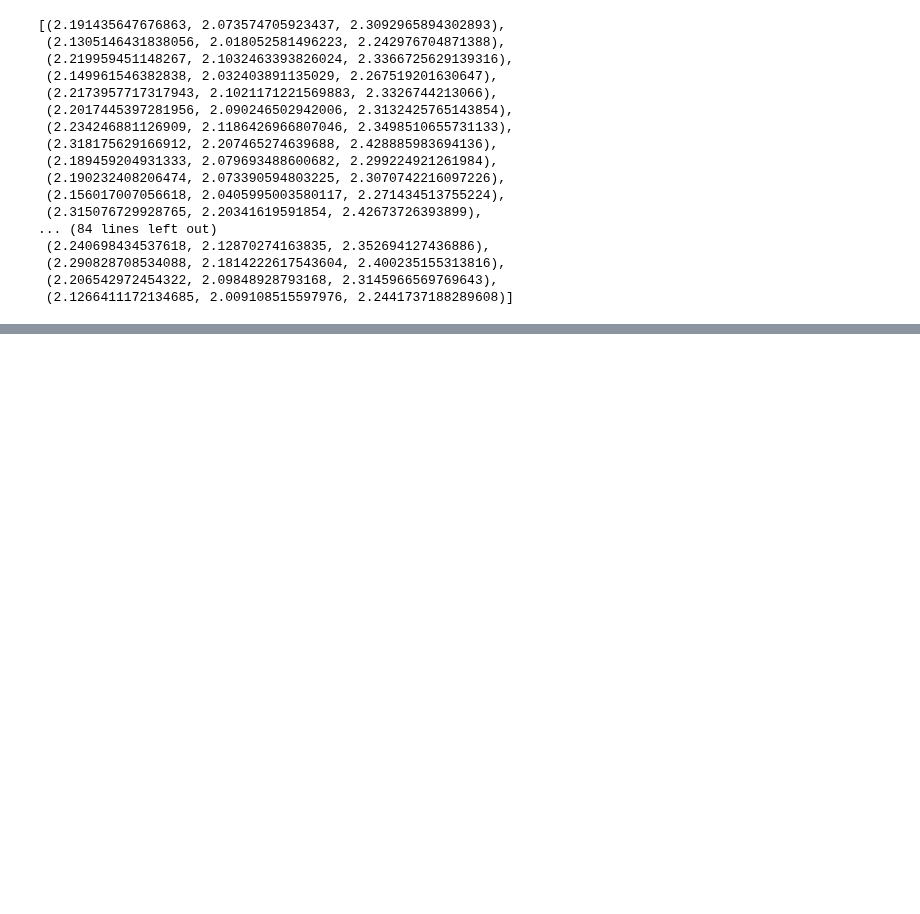
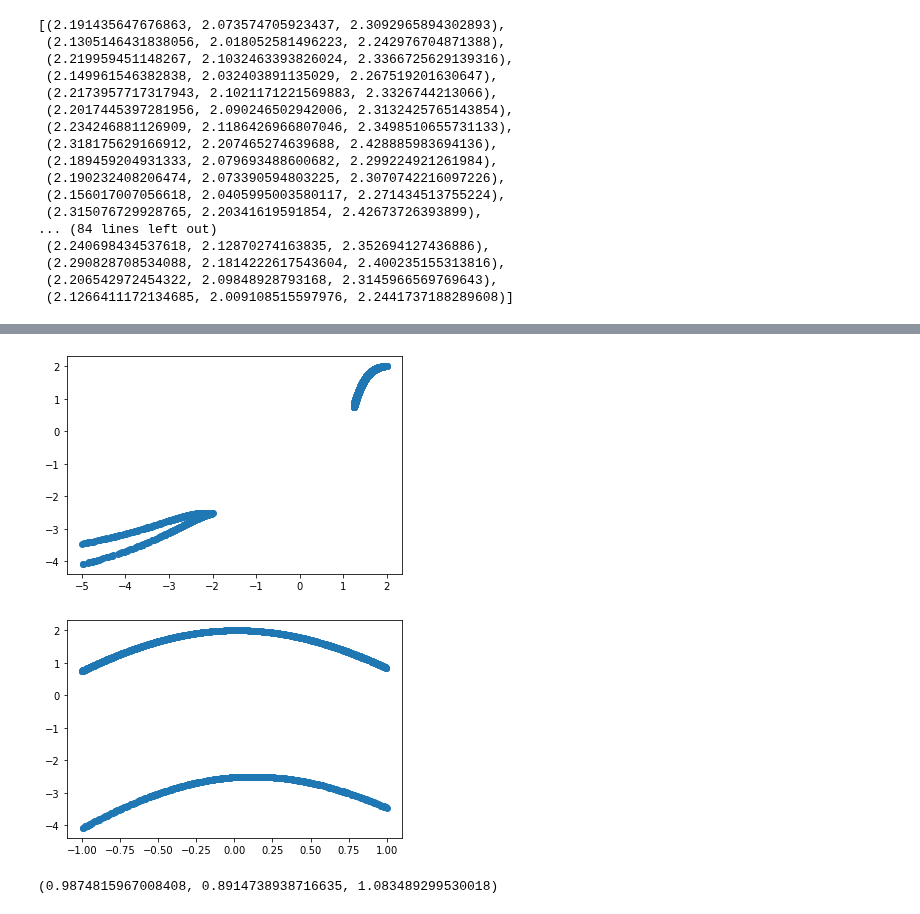
Before and after one commit to syrgkanislab/adversarial_reisz, a Jupyter notebook: LinearAdversarialReisz-local.ipynb, the cells around one changed output, grey strips where cells are left out. Cells and saved outputs as stored; diff of their text form; code cells hidden in the pictures; blank space fills up the shorter version.

```diff
--- a/LinearAdversarialReisz-local.ipynb
+++ b/LinearAdversarialReisz-local.ipynb
@@ -526,0 +476,8 @@ class KernelReisz:
+# %%
+plt.scatter(true_reisz(Xtest, true_propensity), a_test)
+plt.show()
+plt.scatter(X[:, 1], a_test)
+plt.show()
+# %% [output]
+[figure, added]
+[figure, added]
@@ -531,3 +488,10 @@ pred = splin.predict(Xtest)
+# %%
+a_test = splin.predict(X)
+est = Pipeline([('p', PolynomialFeatures(degree=1)), ('sc', StandardScaler()),
+                ('l', Lasso(alpha=.1))]).fit(X, y)
+mean_ci(moment_fn(X, est.predict) + a_test * (y - est.predict(X)))
+# %% [output]
+(0.9874815967008408, 0.8914738938716635, 1.083489299530018)
 # %%
 plt.scatter(df['rr'], pred)
 plt.show()
```
Also changed, not shown: parts of 24 cells of this notebook, 3 other files.
